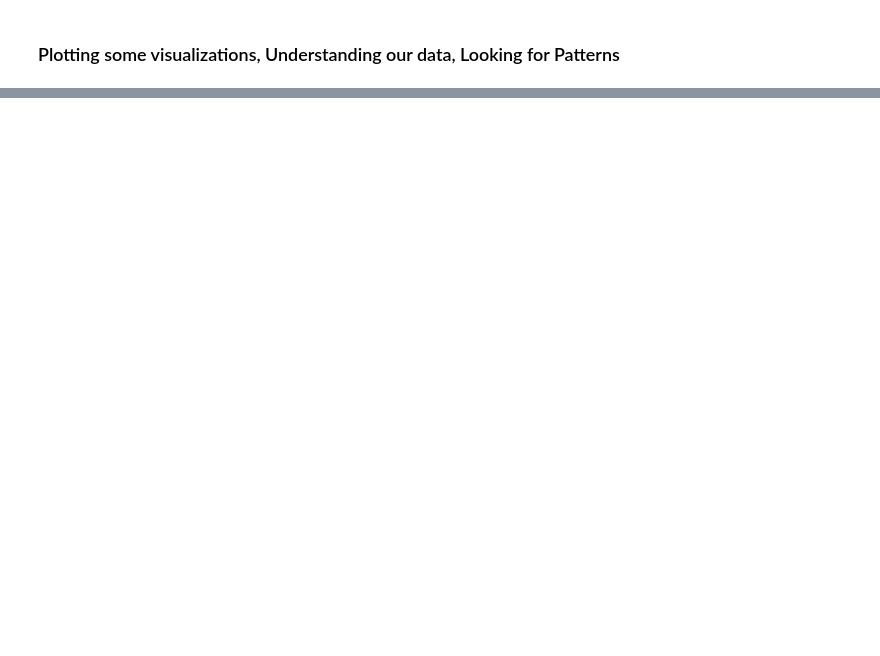
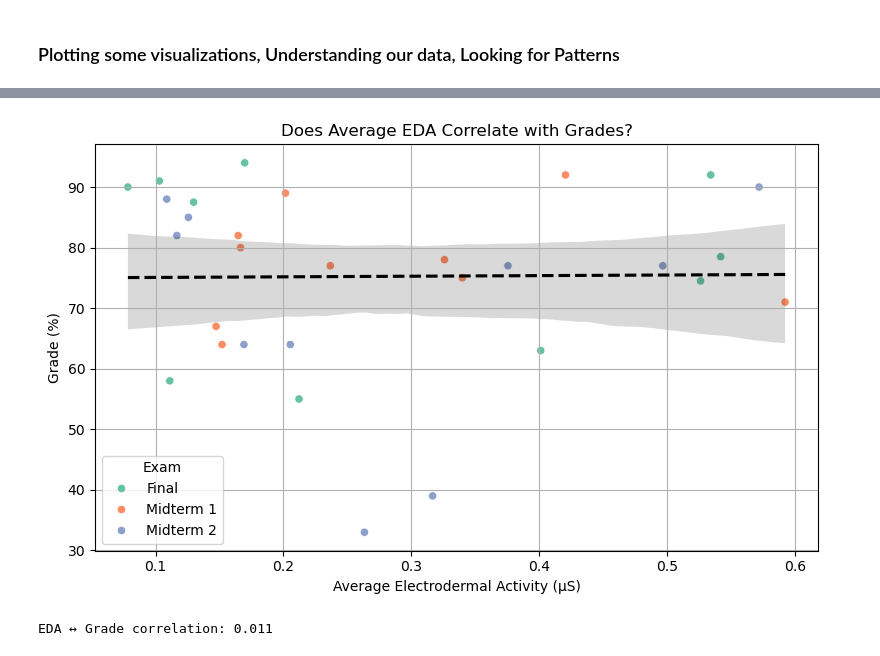
Before and after one commit to TurkiAlrasheed/project3-dsc106, a Jupyter notebook: proj3-EDA.ipynb, the cells around one changed output, grey strips where cells are left out. Drawn from its saved outputs; the diff is of its cells as text; code cells hidden in the pictures; blank space fills up the shorter version.

```diff
--- a/proj3-EDA.ipynb
+++ b/proj3-EDA.ipynb
@@ -186,0 +326,26 @@ grades_df
+# %%
+eda_summary = (
+    eda_df.groupby(["Subject", "Exam"])["value"]
+    .mean()
+    .reset_index(name="AvgEDA")
+)
+
+grades_df["Subject"] = grades_df["Subject"].apply(lambda s: f"S{int(s[1:])}")
+
+eda_merged = eda_summary.merge(grades_df, on=["Subject", "Exam"])
+
+plt.figure(figsize=(8, 5))
+sns.scatterplot(data=eda_merged, x="AvgEDA", y="GradePercent", hue="Exam", palette="Set2")
+sns.regplot(data=eda_merged, x="AvgEDA", y="GradePercent", scatter=False, color="black", line_kws={"linestyle": "--"})
+plt.title("Does Average EDA Correlate with Grades?")
+plt.xlabel("Average Electrodermal Activity (μS)")
+plt.ylabel("Grade (%)")
+plt.grid(True)
+plt.tight_layout()
+plt.show()
+
+corr = eda_merged["AvgEDA"].corr(eda_merged["GradePercent"])
+print(f"EDA ↔ Grade correlation: {corr:.3f}")
+# %% [output]
+[figure, added]
+EDA ↔ Grade correlation: 0.011
```
Also changed, not shown: parts of 22 cells of this notebook, 2 other files.
